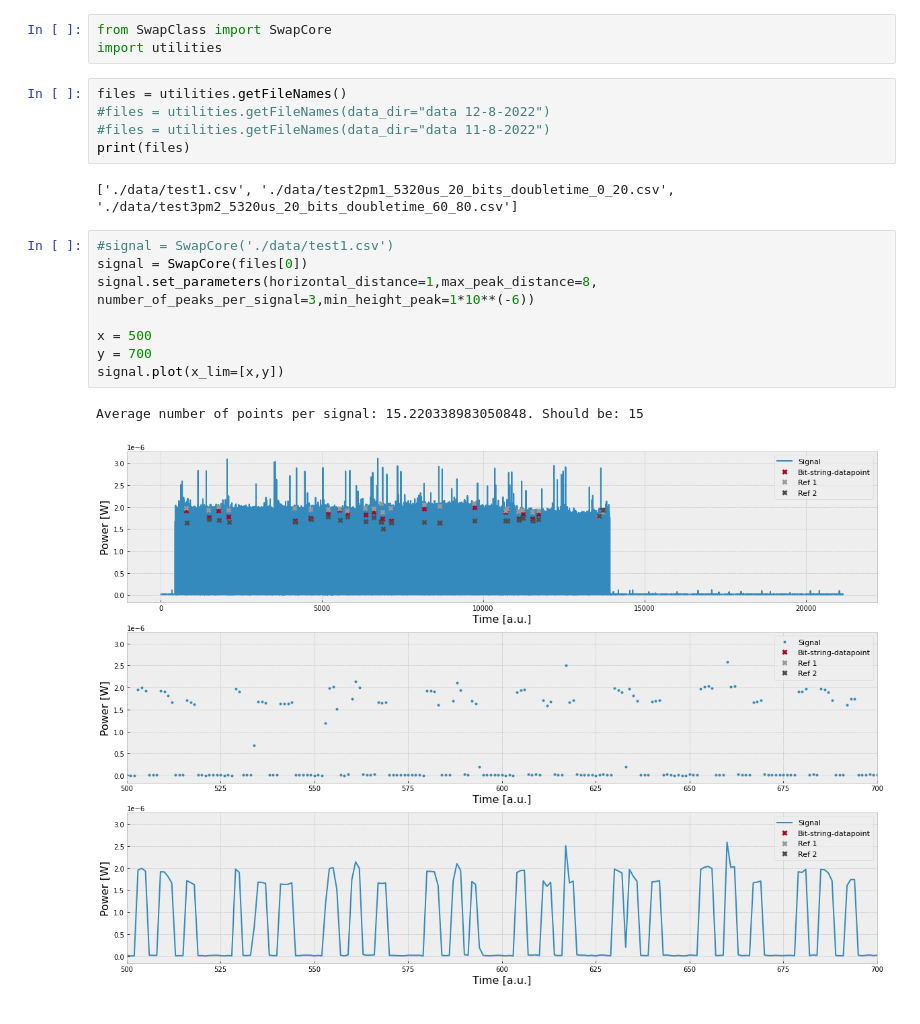
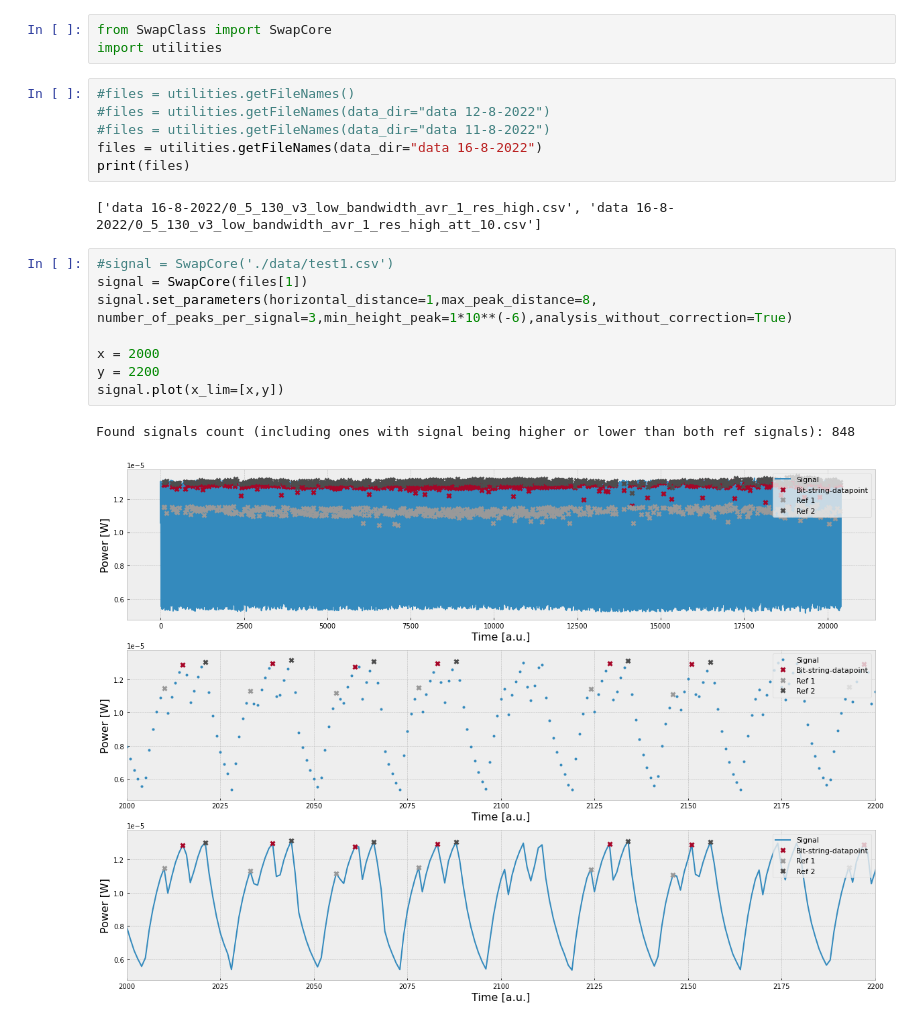
Before and after one commit to Fortis211/Bachelor-of-Engineering-Project-for-the-thesis, a Jupyter notebook: main.ipynb, the cells around one changed output. Saved outputs shown, nothing was run; the diff lists cells and outputs as text.

Commit message:
Add files via upload
- different  analysis of signal in the main.ipynb
- Updated SwapClass by adding new method - ref_analysis_without_correction
- added new folder for the new data - data 16-8-2022

```diff
--- a/main.ipynb
+++ b/main.ipynb
@@ -2,23 +2,24 @@
 from SwapClass import SwapCore
 import utilities
 # %%
-files = utilities.getFileNames()
+#files = utilities.getFileNames()
 #files = utilities.getFileNames(data_dir="data 12-8-2022")
 #files = utilities.getFileNames(data_dir="data 11-8-2022")
+files = utilities.getFileNames(data_dir="data 16-8-2022")
 print(files)
 # %% [output]
-['./data/test1.csv', './data/test2pm1_5320us_20_bits_doubletime_0_20.csv', './data/test3pm2_5320us_20_bits_doubletime_60_80.csv']
+['data 16-8-2022/0_5_130_v3_low_bandwidth_avr_1_res_high.csv', 'data 16-8-2022/0_5_130_v3_low_bandwidth_avr_1_res_high_att_10.csv']
 # %%
 #signal = SwapCore('./data/test1.csv')
-signal = SwapCore(files[0])
-signal.set_parameters(horizontal_distance=1,max_peak_distance=8, number_of_peaks_per_signal=3,min_height_peak=1*10**(-6))
+signal = SwapCore(files[1])
+signal.set_parameters(horizontal_distance=1,max_peak_distance=8, number_of_peaks_per_signal=3,min_height_peak=1*10**(-6),analysis_without_correction=True)
 
-x = 500
-y = 700
+x = 2000
+y = 2200
 signal.plot(x_lim=[x,y])
 # %% [output]
-Average number of points per signal: 15.220338983050848. Should be: 15
+Found signals count (including ones with signal being higher or lower than both ref signals): 848
-[figure, old version]
+[figure, new version]
 # %%
 peaks = signal.analyze_peaks()
 peaks.drop(['ref1_index','ref2_index','dataPoint_index'],axis=1, inplace=True)
```
Also changed, not shown: parts of 1 cell of this notebook, 3 other files.
